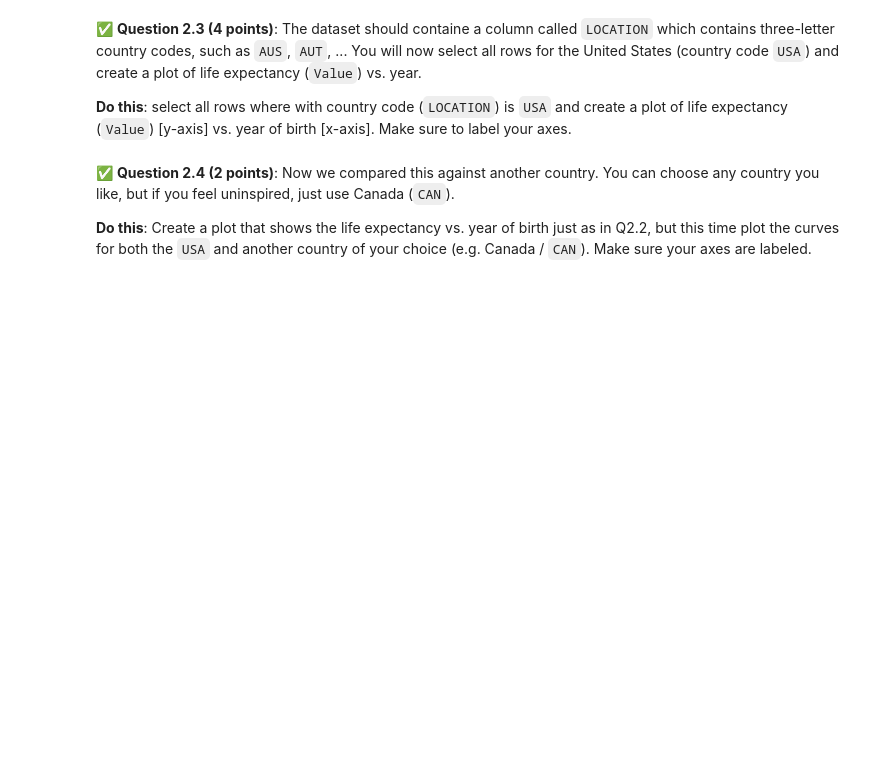
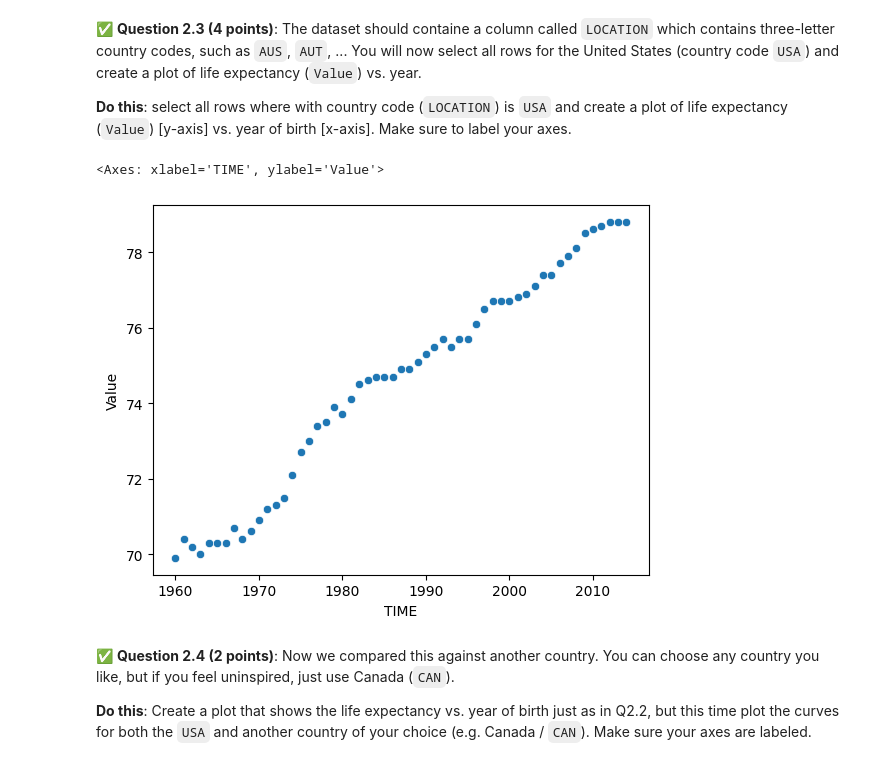
Before and after one commit to JustinTrannn/midterm_practice, a Jupyter notebook: CMSE202_PracticeMidterm.ipynb, the cells around one changed output. Drawn from its saved outputs; the diff is of its cells as text; code cells hidden in the pictures; blank space fills up the shorter version.

```diff
--- a/CMSE202_PracticeMidterm.ipynb
+++ b/CMSE202_PracticeMidterm.ipynb
@@ -71,0 +71,8 @@ You will need to download two files from this repository, `health_spending_per_c
+# %%
+### Put your code here
+!curl -O https://raw.githubusercontent.com/BuzzFeedNews/2017-05-us-health-care/master/data/OECD/health_spending_per_cap.csv
+!curl -O https://raw.githubusercontent.com/BuzzFeedNews/2017-05-us-health-care/master/data/OECD/life_expect_birth.csv
+import pandas as pd
+
+life_expect = pd.read_csv('life_expect_birth.csv')
+life_expect.head(15)
@@ -78,3 +106,15 @@ You will need to download two files from this repository, `health_spending_per_c
+# %%
+### Put your code here
+import matplotlib.pyplot as plt
+import seaborn as sns
+
+USA_life_expect = life_expect[life_expect['LOCATION'] == 'USA']
+
+# plt.scatter(x=USA_life_expect['TIME'], y=USA_life_expect['Value'])
+sns.scatterplot(data=USA_life_expect, x='TIME', y='Value')
+# %% [output]
+<Axes: xlabel='TIME', ylabel='Value'>
+[figure, added]
 # %% [markdown]
 &#9989; **Question 2.4 (2 points)**: Now we compared this against another country. You can choose any country you like, but if you feel uninspired, just use Canada (`CAN`).
 
```
Also changed, not shown: parts of 11 cells of this notebook.
